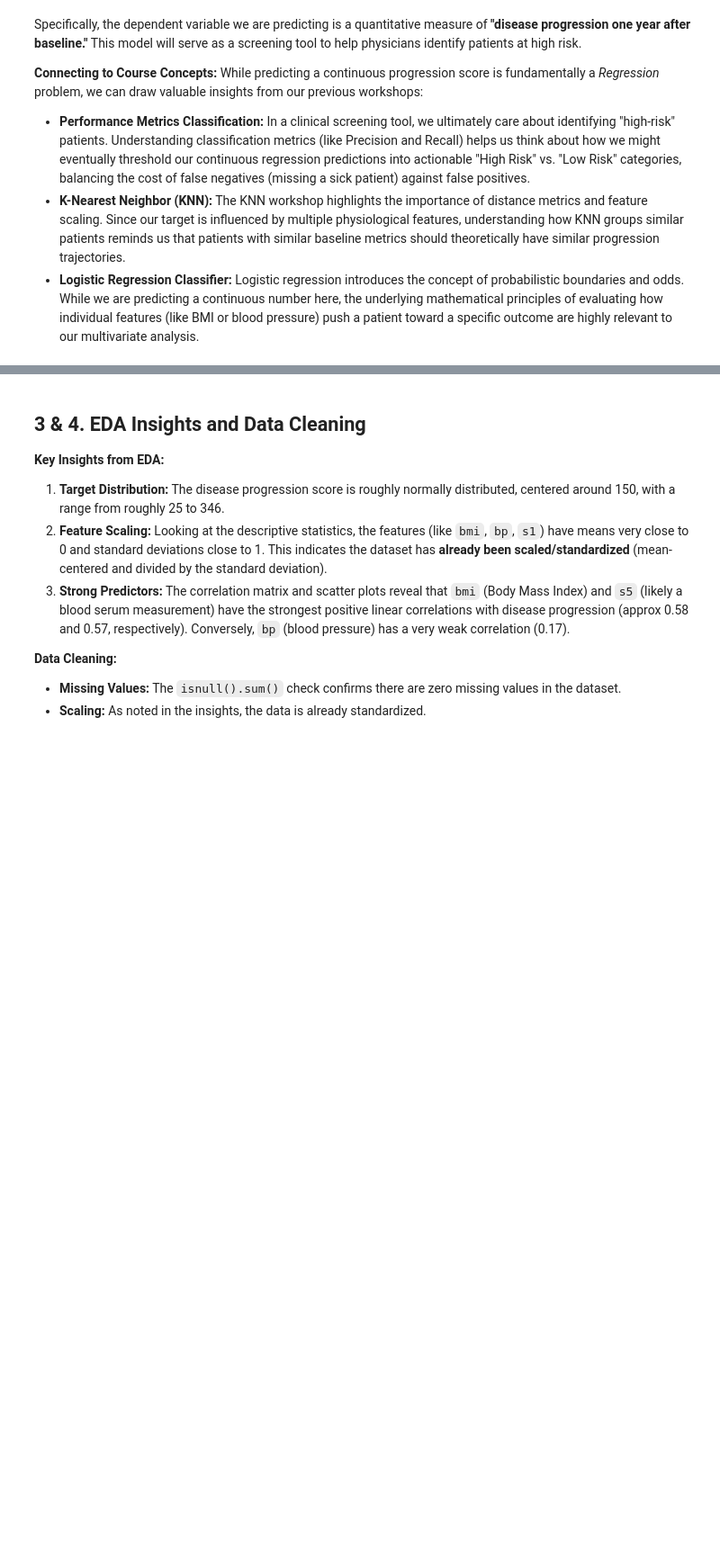
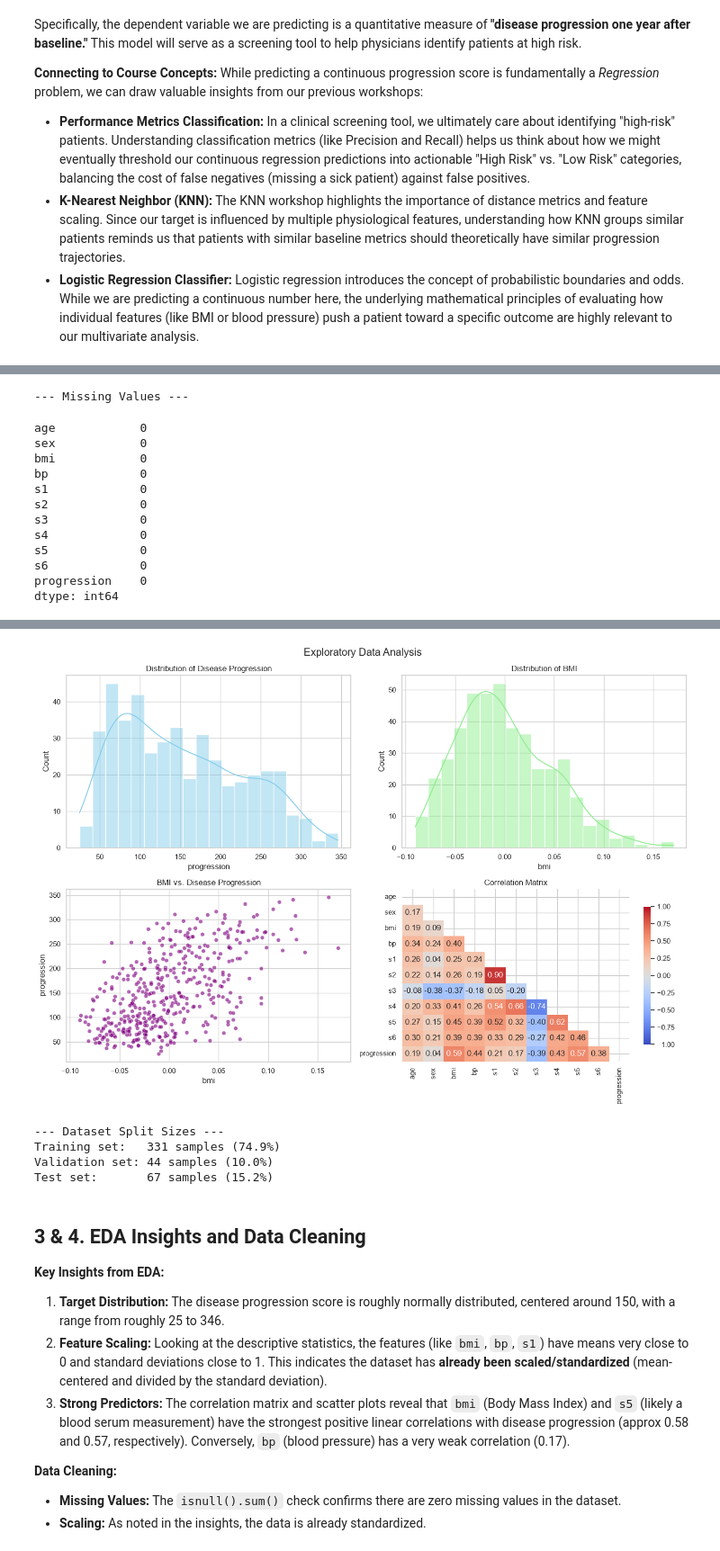
Before and after one commit to ricardo-mohammed/multivariate-linear-reg, a Jupyter notebook: notebooks/multivariate-linear.ipynb, the cells around one changed output, grey strips where cells are left out. Shown at 90% size. Cells and saved outputs as stored; diff of their text form; code cells hidden in the pictures; blank space fills up the shorter version.

```diff
--- a/notebooks/multivariate-linear.ipynb
+++ b/notebooks/multivariate-linear.ipynb
@@ -24,15 +24,3 @@ from sklearn.model_selection import train_test_split
 # Set visualization style
 sns.set_theme(style="whitegrid")
 plt.rcParams['figure.figsize'] = (10, 6)
-
-# 1. Get the data
-# Using as_frame=True to return pandas DataFrames, which is crucial for EDA and later feature naming
-X, y = load_diabetes(return_X_y=True, as_frame=True)
-
-# Combine into a single dataframe for easier EDA
-df = X.copy()
-df['progression'] = y
-
-print("Data successfully loaded.")
-print(f"Shape of X (features): {X.shape}")
-print(f"Shape of y (target): {y.shape}")
@@ -78,0 +154,35 @@ plt.show()
+# %%
+# 1. Load Data
+X, y = load_diabetes(return_X_y=True, as_frame=True, scaled=True)
+df = X.copy()
+df['progression'] = y
+
+# 2. EDA Statistics (Inline is fine for this, it's only 2 lines)
+print("--- Missing Values ---")
+display(df.isnull().sum())
+
+# 3. EDA Visualizations (Calling our modular function)
+display(df.describe())
+plot_eda(df)
+
+# 4. Data Splitting (Calling our modular function)
+X_train, X_val, X_test, y_train, y_val, y_test = split_dataset(X, y)
+
+print("--- Dataset Split Sizes ---")
+print(f"Training set:   {len(X_train)} samples ({len(X_train)/len(df)*100:.1f}%)")
+print(f"Validation set: {len(X_val)} samples ({len(X_val)/len(df)*100:.1f}%)")
+print(f"Test set:       {len(X_test)} samples ({len(X_test)/len(df)*100:.1f}%)")
+# %% [output]
+--- Missing Values ---
+age            0
+sex            0
+bmi            0
+bp             0
+s1             0
+s2             0
+s3             0
+s4             0
+s5             0
+s6             0
+progression    0
+dtype: int64
@@ -79,3 +198,8 @@ plt.show()
+[figure, added]
+--- Dataset Split Sizes ---
+Training set:   331 samples (74.9%)
+Validation set: 44 samples (10.0%)
+Test set:       67 samples (15.2%)
 # %% [markdown]
 ## 3 & 4. EDA Insights and Data Cleaning
 
```
Also changed, not shown: parts of 12 cells of this notebook.
